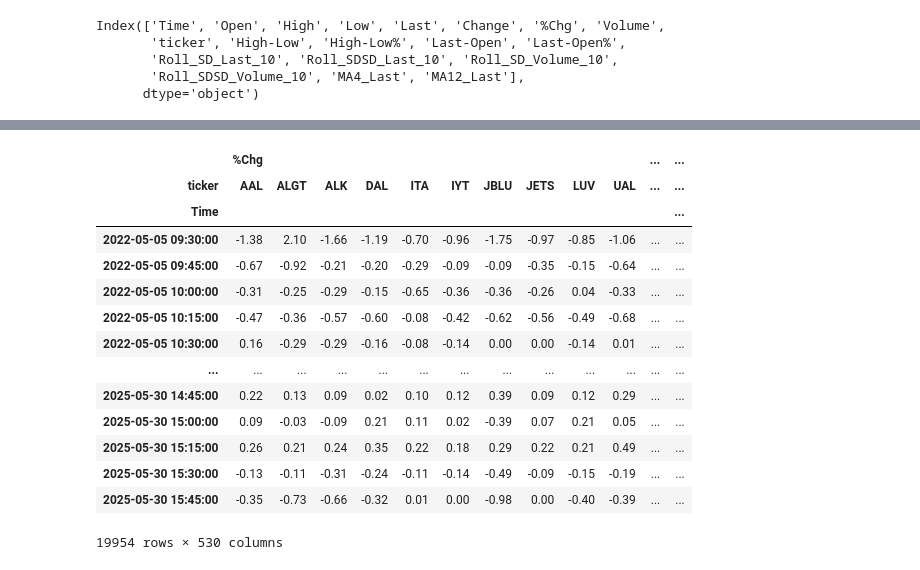
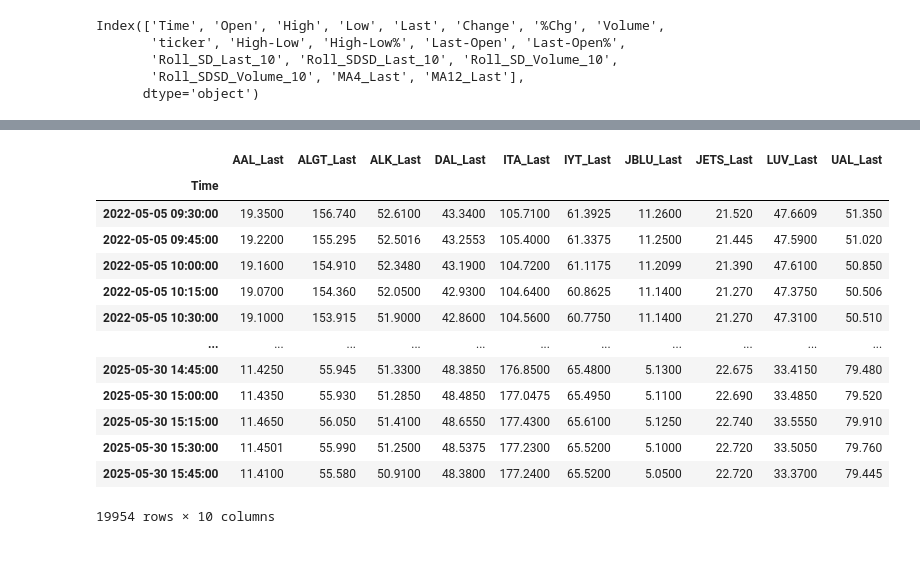
Before and after one commit to svanomm/sentiment-volume-forecasting, a Jupyter notebook: Scripts/04 Process Stock Data.ipynb, the cells around one changed output, grey strips where cells are left out. Saved outputs shown, nothing was run; the diff lists cells and outputs as text; code cells hidden in the pictures.

```diff
--- a/Scripts/04 Process Stock Data.ipynb
+++ b/Scripts/04 Process Stock Data.ipynb
@@ -198,0 +219,4 @@ df_wide = df_main.pivot_table(index='Time', columns='ticker', values=to_reshape,
+# %%
+# Flatten the MultiIndex column names
+df_wide.columns = [f'{ticker}_{col}' for col, ticker in df_wide.columns]
+df_wide
@@ -206,18 +265,37 @@ with open(output_path, 'wb') as f:
+# %%
+# Simple version
+df_wide2 = df_wide[df_wide.index >= datetime.datetime(2022, 5, 5, 9, 0)]
+
+df_wide2 = df_wide2[[
+ 'AAL_Last',
+ 'ALGT_Last',
+ 'ALK_Last',
+ 'DAL_Last',
+ 'ITA_Last',
+ 'IYT_Last',
+ 'JBLU_Last',
+ 'JETS_Last',
+ 'LUV_Last',
+ 'UAL_Last',
+]]
+
+output_path = r"../data/processed/stock_data_simple.pkl"
+with open(output_path, 'wb') as f:
+    pickle.dump(df_wide2, f)
 # %%
-df_wide
+df_wide2
 # %% [output]
-|  | %Chg |  |  |  |  |  |  |  |  |  | ... | ... |
-| ticker | AAL | ALGT | ALK | DAL | ITA | IYT | JBLU | JETS | LUV | UAL | ... | ... |
-| Time |  |  |  |  |  |  |  |  |  |  |  | ... |
-| 2022-05-05 09:30:00 | -1.38 | 2.10 | -1.66 | -1.19 | -0.70 | -0.96 | -1.75 | -0.97 | -0.85 | -1.06 | ... | ... |
-| 2022-05-05 09:45:00 | -0.67 | -0.92 | -0.21 | -0.20 | -0.29 | -0.09 | -0.09 | -0.35 | -0.15 | -0.64 | ... | ... |
-| 2022-05-05 10:00:00 | -0.31 | -0.25 | -0.29 | -0.15 | -0.65 | -0.36 | -0.36 | -0.26 | 0.04 | -0.33 | ... | ... |
-| 2022-05-05 10:15:00 | -0.47 | -0.36 | -0.57 | -0.60 | -0.08 | -0.42 | -0.62 | -0.56 | -0.49 | -0.68 | ... | ... |
-| 2022-05-05 10:30:00 | 0.16 | -0.29 | -0.29 | -0.16 | -0.08 | -0.14 | 0.00 | 0.00 | -0.14 | 0.01 | ... | ... |
-| ... | ... | ... | ... | ... | ... | ... | ... | ... | ... | ... | ... | ... |
-| 2025-05-30 14:45:00 | 0.22 | 0.13 | 0.09 | 0.02 | 0.10 | 0.12 | 0.39 | 0.09 | 0.12 | 0.29 | ... | ... |
-| 2025-05-30 15:00:00 | 0.09 | -0.03 | -0.09 | 0.21 | 0.11 | 0.02 | -0.39 | 0.07 | 0.21 | 0.05 | ... | ... |
-| 2025-05-30 15:15:00 | 0.26 | 0.21 | 0.24 | 0.35 | 0.22 | 0.18 | 0.29 | 0.22 | 0.21 | 0.49 | ... | ... |
-| 2025-05-30 15:30:00 | -0.13 | -0.11 | -0.31 | -0.24 | -0.11 | -0.14 | -0.49 | -0.09 | -0.15 | -0.19 | ... | ... |
-| 2025-05-30 15:45:00 | -0.35 | -0.73 | -0.66 | -0.32 | 0.01 | 0.00 | -0.98 | 0.00 | -0.40 | -0.39 | ... | ... |
+|  | AAL_Last | ALGT_Last | ALK_Last | DAL_Last | ITA_Last | IYT_Last | JBLU_Last | JETS_Last | LUV_Last | UAL_Last |
+| Time |  |  |  |  |  |  |  |  |  |  |
+| 2022-05-05 09:30:00 | 19.3500 | 156.740 | 52.6100 | 43.3400 | 105.7100 | 61.3925 | 11.2600 | 21.520 | 47.6609 | 51.350 |
+| 2022-05-05 09:45:00 | 19.2200 | 155.295 | 52.5016 | 43.2553 | 105.4000 | 61.3375 | 11.2500 | 21.445 | 47.5900 | 51.020 |
+| 2022-05-05 10:00:00 | 19.1600 | 154.910 | 52.3480 | 43.1900 | 104.7200 | 61.1175 | 11.2099 | 21.390 | 47.6100 | 50.850 |
+| 2022-05-05 10:15:00 | 19.0700 | 154.360 | 52.0500 | 42.9300 | 104.6400 | 60.8625 | 11.1400 | 21.270 | 47.3750 | 50.506 |
+| 2022-05-05 10:30:00 | 19.1000 | 153.915 | 51.9000 | 42.8600 | 104.5600 | 60.7750 | 11.1400 | 21.270 | 47.3100 | 50.510 |
+| ... | ... | ... | ... | ... | ... | ... | ... | ... | ... | ... |
+| 2025-05-30 14:45:00 | 11.4250 | 55.945 | 51.3300 | 48.3850 | 176.8500 | 65.4800 | 5.1300 | 22.675 | 33.4150 | 79.480 |
+| 2025-05-30 15:00:00 | 11.4350 | 55.930 | 51.2850 | 48.4850 | 177.0475 | 65.4950 | 5.1100 | 22.690 | 33.4850 | 79.520 |
+| 2025-05-30 15:15:00 | 11.4650 | 56.050 | 51.4100 | 48.6550 | 177.4300 | 65.6100 | 5.1250 | 22.740 | 33.5550 | 79.910 |
+| 2025-05-30 15:30:00 | 11.4501 | 55.990 | 51.2500 | 48.5375 | 177.2300 | 65.5200 | 5.1000 | 22.720 | 33.5050 | 79.760 |
+| 2025-05-30 15:45:00 | 11.4100 | 55.580 | 50.9100 | 48.3800 | 177.2400 | 65.5200 | 5.0500 | 22.720 | 33.3700 | 79.445 |
-19954 rows × 530 columns
+19954 rows × 10 columns
```
Also changed, not shown: parts of 3 cells of this notebook, 2 other files.
